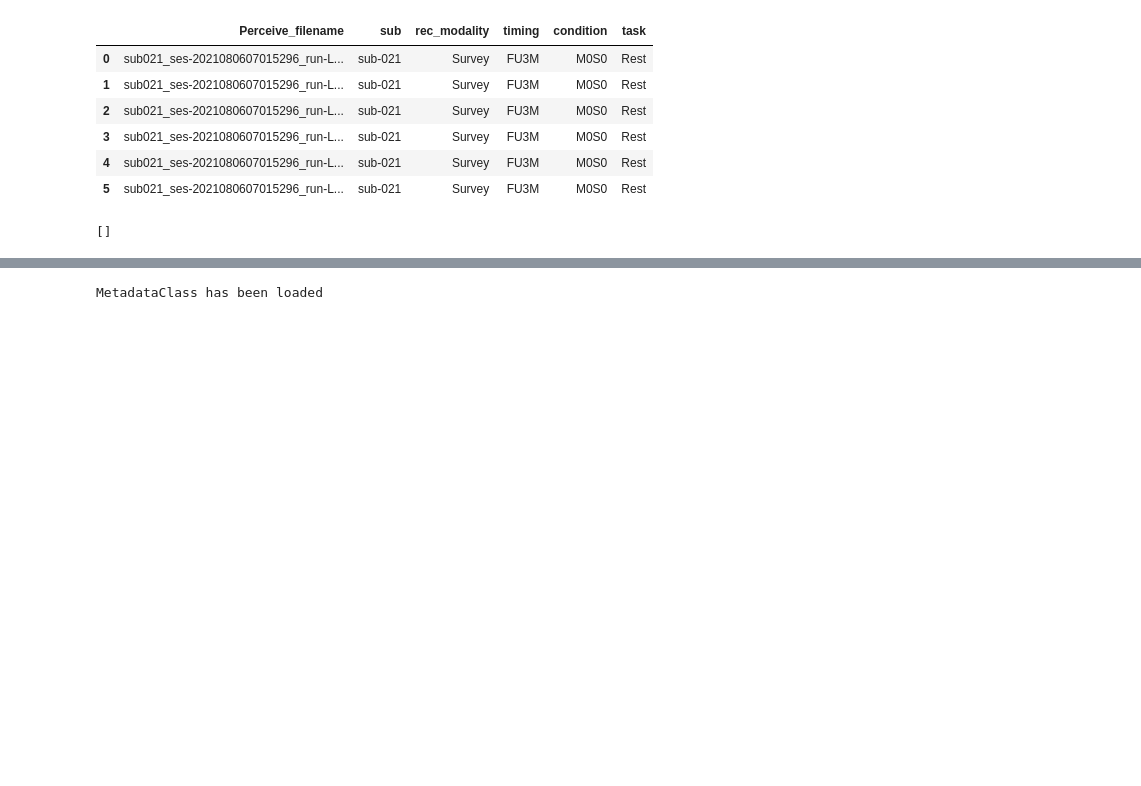
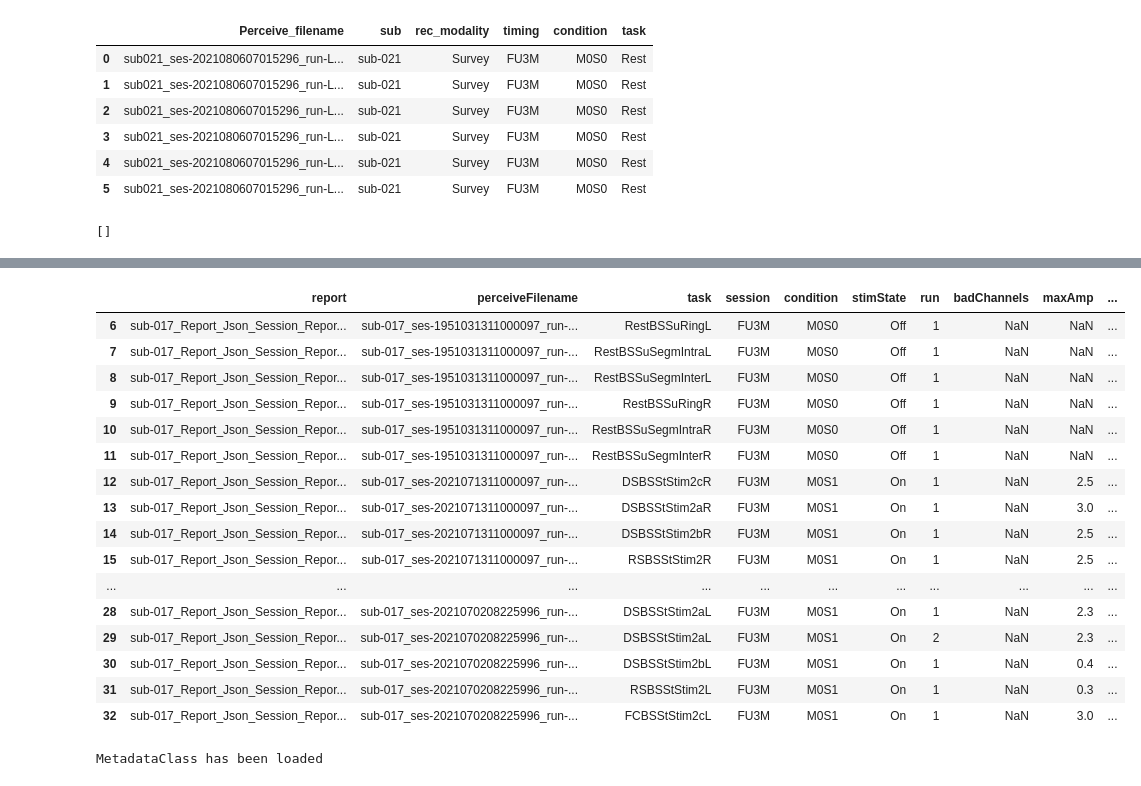
Before and after one commit to jgvhabets/PyPerceive, a Jupyter notebook: code/notebooks/percept_playground.ipynb, the cells around one changed output, grey strips where cells are left out. Cells and saved outputs as stored; diff of their text form; code cells hidden in the pictures; blank space fills up the shorter version.

```diff
--- a/code/notebooks/percept_playground.ipynb
+++ b/code/notebooks/percept_playground.ipynb
@@ -873,3 +886,23 @@ Name: timing, dtype: object
+# %%
+Metadata_FU3M
+# %% [output]
+|  | report | perceiveFilename | task | session | condition | stimState | run | badChannels | maxAmp | ... |
+| 6 | sub-017_Report_Json_Session_Repor... | sub-017_ses-1951031311000097_run-... | RestBSSuRingL | FU3M | M0S0 | Off | 1 | NaN | NaN | ... |
+| 7 | sub-017_Report_Json_Session_Repor... | sub-017_ses-1951031311000097_run-... | RestBSSuSegmIntraL | FU3M | M0S0 | Off | 1 | NaN | NaN | ... |
+| 8 | sub-017_Report_Json_Session_Repor... | sub-017_ses-1951031311000097_run-... | RestBSSuSegmInterL | FU3M | M0S0 | Off | 1 | NaN | NaN | ... |
+| 9 | sub-017_Report_Json_Session_Repor... | sub-017_ses-1951031311000097_run-... | RestBSSuRingR | FU3M | M0S0 | Off | 1 | NaN | NaN | ... |
+| 10 | sub-017_Report_Json_Session_Repor... | sub-017_ses-1951031311000097_run-... | RestBSSuSegmIntraR | FU3M | M0S0 | Off | 1 | NaN | NaN | ... |
+| 11 | sub-017_Report_Json_Session_Repor... | sub-017_ses-1951031311000097_run-... | RestBSSuSegmInterR | FU3M | M0S0 | Off | 1 | NaN | NaN | ... |
+| 12 | sub-017_Report_Json_Session_Repor... | sub-017_ses-2021071311000097_run-... | DSBSStStim2cR | FU3M | M0S1 | On | 1 | NaN | 2.5 | ... |
+| 13 | sub-017_Report_Json_Session_Repor... | sub-017_ses-2021071311000097_run-... | DSBSStStim2aR | FU3M | M0S1 | On | 1 | NaN | 3.0 | ... |
+| 14 | sub-017_Report_Json_Session_Repor... | sub-017_ses-2021071311000097_run-... | DSBSStStim2bR | FU3M | M0S1 | On | 1 | NaN | 2.5 | ... |
+| 15 | sub-017_Report_Json_Session_Repor... | sub-017_ses-2021071311000097_run-... | RSBSStStim2R | FU3M | M0S1 | On | 1 | NaN | 2.5 | ... |
+| ... | ... | ... | ... | ... | ... | ... | ... | ... | ... | ... |
+| 28 | sub-017_Report_Json_Session_Repor... | sub-017_ses-2021070208225996_run-... | DSBSStStim2aL | FU3M | M0S1 | On | 1 | NaN | 2.3 | ... |
+| 29 | sub-017_Report_Json_Session_Repor... | sub-017_ses-2021070208225996_run-... | DSBSStStim2aL | FU3M | M0S1 | On | 2 | NaN | 2.3 | ... |
+| 30 | sub-017_Report_Json_Session_Repor... | sub-017_ses-2021070208225996_run-... | DSBSStStim2bL | FU3M | M0S1 | On | 1 | NaN | 0.4 | ... |
+| 31 | sub-017_Report_Json_Session_Repor... | sub-017_ses-2021070208225996_run-... | RSBSStStim2L | FU3M | M0S1 | On | 1 | NaN | 0.3 | ... |
+| 32 | sub-017_Report_Json_Session_Repor... | sub-017_ses-2021070208225996_run-... | FCBSStStim2cL | FU3M | M0S1 | On | 1 | NaN | 3.0 | ... |
 # %%
  # define and store all variables in Metadata_Class, where they can continuously be called and modified from further subclasses
  metaClass = metadata.MetadataClass(
```
Also changed, not shown: parts of 3 cells of this notebook, 6 other files.
